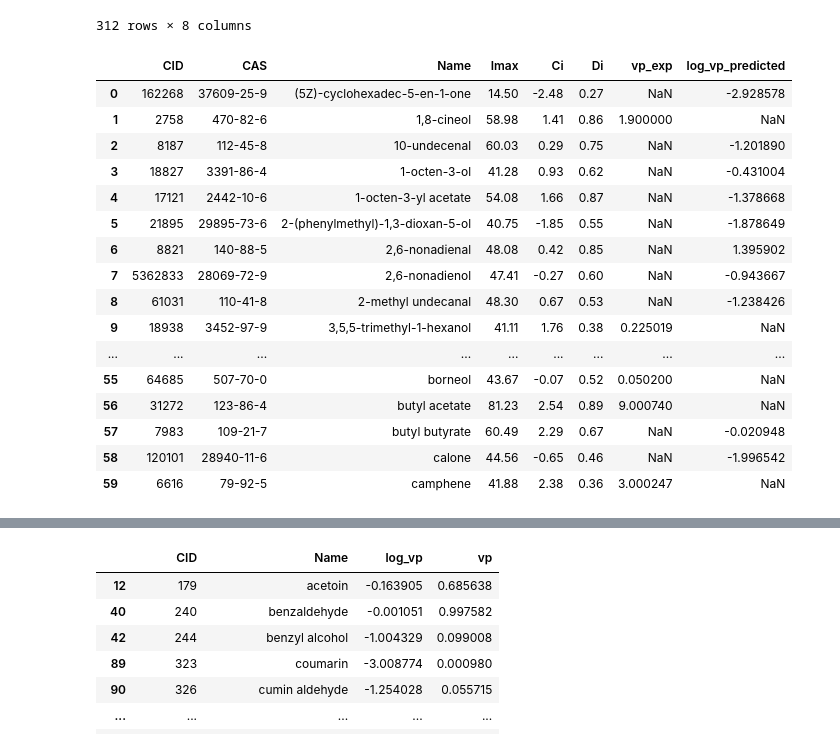
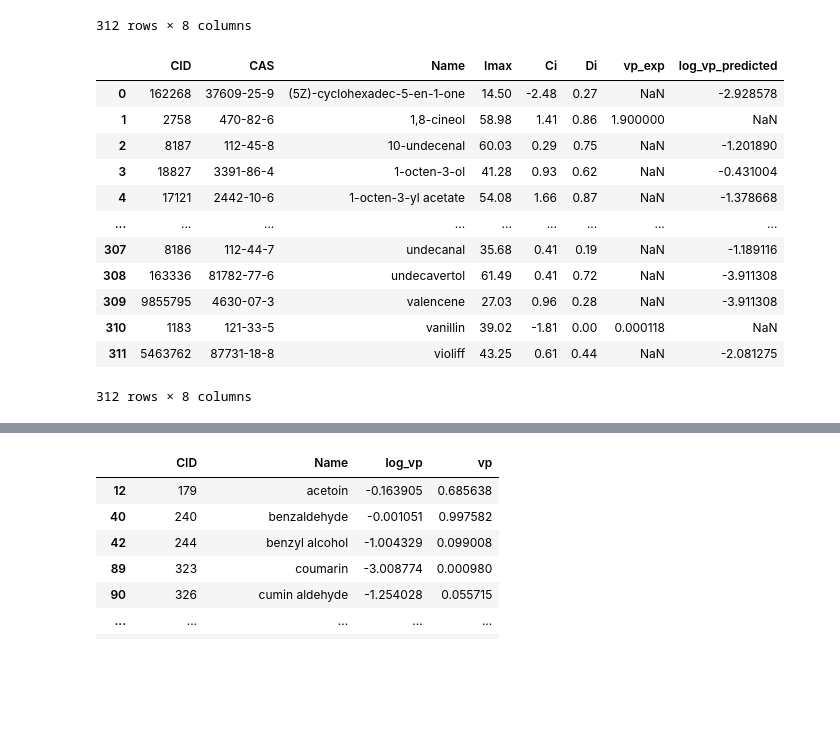
Before and after one commit to kiriyevskykiril/ai-program-2026, a Jupyter notebook: project_1/vp_regression.ipynb, the cells around one changed output, grey strips where cells are left out. Drawn from its saved outputs; the diff is of its cells as text; code cells hidden in the pictures; blank space fills up the shorter version.

```diff
--- a/project_1/vp_regression.ipynb
+++ b/project_1/vp_regression.ipynb
@@ -81,15 +90,15 @@ vp_dragon_df = pd.merge(
 )
 
 print(f"Initial shape after merging: {vp_dragon_df.shape}")
-print(f'Nimber of rows withou Dragon values: {vp_dragon_df.isna().sum()}')
+print(f'Namber of rows withou Dragon values: {vp_dragon_df.isna().any(axis=1).sum()}')
 
 # removing of rows without values
 vp_dragon_df = vp_dragon_df.dropna()
 print(f'After droping of rows without Dragon values wh have a shape of {vp_dragon_df.shape}')
 
 # I need to delete rows where vp_exp <= 0
-vp_dragon_df = vp_dragon_df.loc[vp_dragon_df['vp_exp'] > 0.0]
-vp_dragon_df.head()
+vp_dragon_df = vp_dragon_df[vp_dragon_df['vp_exp'] > 0.0]
+vp_dragon_df
 # %% [output]
 Initial shape of vp_df (416, 2)
 Initial shape after merging: (416, 2492)
@@ -118,7 +123,7 @@ vp_dragon_df['vp_exp'].min()
 # %% [output]
 np.float64(2.2e-07)
 # %%
-mX_df_stage0 = vp_dragon_df.loc[:, 'MW':]
+mX_df_stage0 = vp_dragon_df.loc[:, 'MW':].copy()
 vY_ds = vp_dragon_df['vp_exp'].copy()
 # %%
 # interesting to see how the vapor pressure is destributed
@@ -294,6 +299,20 @@ Fitting 5 folds for each of 6561 candidates, totalling 32805 fits
 Best CV MAE: 0.3556234542389084
 Best params:
 {'colsample_bytree': 0.7, 'learning_rate': 0.05, 'max_depth': 4, 'min_child_weight': 3, 'n_estimators': 1000, 'reg_alpha': 0.1, 'reg_lambda': 3, 'subsample': 0.8}
+# %%
+xgb_best = XGBRegressor(
+    n_estimators=1000,
+    objective='reg:absoluteerror',
+    max_depth=4,
+    learning_rate=0.05,
+    subsample=0.8,
+    colsample_bytree=0.7,
+    min_child_weight= 3,
+    random_state=42,
+    reg_alpha =0.1,
+    reg_lambda= 3,
+    n_jobs=-1
+)
 # %%
 from sklearn.model_selection import cross_val_predict
 from sklearn.metrics import mean_absolute_error, r2_score
@@ -402,6 +449,6 @@ X.shape
 # %%
-# Best params are {'colsample_bytree': 0.7, 'learning_rate': 0.05, 'max_depth': 4, 'min_child_weight': 3, 'n_estimators': 1000, 'reg_alpha': 0.1, 'reg_lambda': 3, 'subsample': 0.8}
-VP_Pred_waka_miss = grid.best_estimator_.predict(X)
+xgb_best.fit(X60, vY)
+VP_Pred_waka_miss = xgb_best.predict(X)
 # %%
 missing_vp_exp['log_vp_predicted'] = VP_Pred_waka_miss
 missing_vp_exp
@@ -445,25 +492,21 @@ waka_vp = pd.merge(
 # %%
 waka_vp = waka_vp.loc[:, 'CID':]
 # %%
-waka_vp.head(60)
+waka_vp
 # %% [output]
 |  | CID | CAS | Name | Imax | Ci | Di | vp_exp | log_vp_predicted |
 | 0 | 162268 | 37609-25-9 | (5Z)-cyclohexadec-5-en-1-one | 14.50 | -2.48 | 0.27 | NaN | -2.928578 |
 | 1 | 2758 | 470-82-6 | 1,8-cineol | 58.98 | 1.41 | 0.86 | 1.900000 | NaN |
 | 2 | 8187 | 112-45-8 | 10-undecenal | 60.03 | 0.29 | 0.75 | NaN | -1.201890 |
 | 3 | 18827 | 3391-86-4 | 1-octen-3-ol | 41.28 | 0.93 | 0.62 | NaN | -0.431004 |
 | 4 | 17121 | 2442-10-6 | 1-octen-3-yl acetate | 54.08 | 1.66 | 0.87 | NaN | -1.378668 |
-| 5 | 21895 | 29895-73-6 | 2-(phenylmethyl)-1,3-dioxan-5-ol | 40.75 | -1.85 | 0.55 | NaN | -1.878649 |
-| 6 | 8821 | 140-88-5 | 2,6-nonadienal | 48.08 | 0.42 | 0.85 | NaN | 1.395902 |
-| 7 | 5362833 | 28069-72-9 | 2,6-nonadienol | 47.41 | -0.27 | 0.60 | NaN | -0.943667 |
-| 8 | 61031 | 110-41-8 | 2-methyl undecanal | 48.30 | 0.67 | 0.53 | NaN | -1.238426 |
-| 9 | 18938 | 3452-97-9 | 3,5,5-trimethyl-1-hexanol | 41.11 | 1.76 | 0.38 | 0.225019 | NaN |
 | ... | ... | ... | ... | ... | ... | ... | ... | ... |
-| 55 | 64685 | 507-70-0 | borneol | 43.67 | -0.07 | 0.52 | 0.050200 | NaN |
-| 56 | 31272 | 123-86-4 | butyl acetate | 81.23 | 2.54 | 0.89 | 9.000740 | NaN |
-| 57 | 7983 | 109-21-7 | butyl butyrate | 60.49 | 2.29 | 0.67 | NaN | -0.020948 |
-| 58 | 120101 | 28940-11-6 | calone | 44.56 | -0.65 | 0.46 | NaN | -1.996542 |
-| 59 | 6616 | 79-92-5 | camphene | 41.88 | 2.38 | 0.36 | 3.000247 | NaN |
+| 307 | 8186 | 112-44-7 | undecanal | 35.68 | 0.41 | 0.19 | NaN | -1.189116 |
+| 308 | 163336 | 81782-77-6 | undecavertol | 61.49 | 0.41 | 0.72 | NaN | -3.911308 |
+| 309 | 9855795 | 4630-07-3 | valencene | 27.03 | 0.96 | 0.28 | NaN | -3.911308 |
+| 310 | 1183 | 121-33-5 | vanillin | 39.02 | -1.81 | 0.00 | 0.000118 | NaN |
+| 311 | 5463762 | 87731-18-8 | violiff | 43.25 | 0.61 | 0.44 | NaN | -2.081275 |
+312 rows × 8 columns
 # %%
 waka_vp['log_vp_exp'] = np.log10(waka_vp['vp_exp'])
 # %%
```
Also changed, not shown: parts of 9 cells of this notebook, 16 other files.
